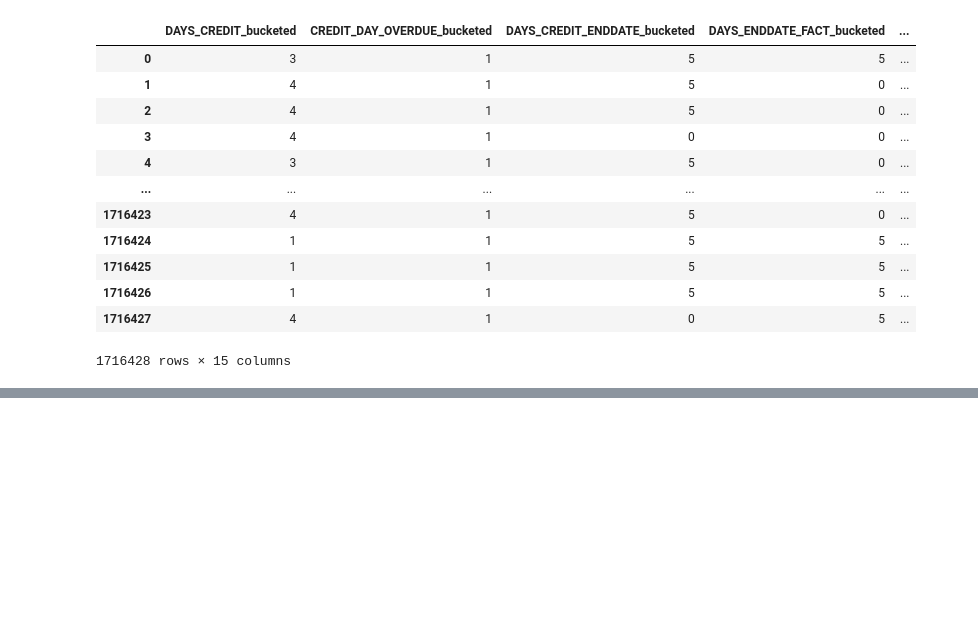
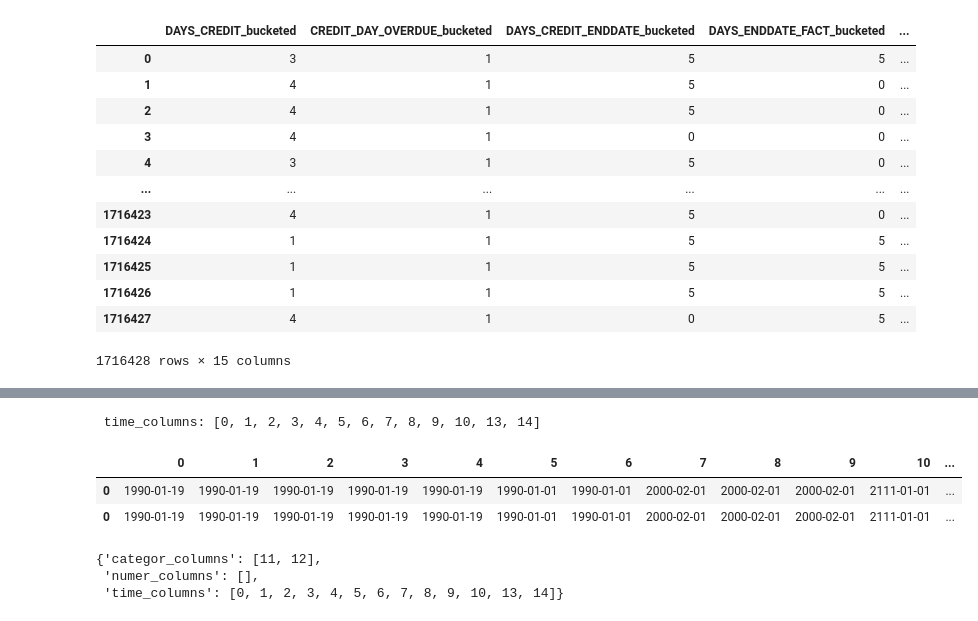
Before and after one commit to Dezzmanster/AML_Risk, a Jupyter notebook: preprocessor/example.ipynb, the cells around one changed output, grey strips where cells are left out. Cells and saved outputs as stored; diff of their text form; code cells hidden in the pictures; blank space fills up the shorter version.

```diff
--- a/preprocessor/example.ipynb
+++ b/preprocessor/example.ipynb
@@ -344,0 +378,14 @@ fimputation.impute(X)
+# %%
+X = fencoding.date_replace(X)
+X
+# %% [output]
+ time_columns: [0, 1, 2, 3, 4, 5, 6, 7, 8, 9, 10, 13, 14]
+|  | 0 | 1 | 2 | 3 | 4 | 5 | 6 | 7 | 8 | 9 | 10 | ... |
+| 0 | 1990-01-19 | 1990-01-19 | 1990-01-19 | 1990-01-19 | 1990-01-19 | 1990-01-01 | 1990-01-01 | 2000-02-01 | 2000-02-01 | 2000-02-01 | 2111-01-01 | ... |
+| 0 | 1990-01-19 | 1990-01-19 | 1990-01-19 | 1990-01-19 | 1990-01-19 | 1990-01-01 | 1990-01-01 | 2000-02-01 | 2000-02-01 | 2000-02-01 | 2111-01-01 | ... |
+# %%
+fencoding.initialize_types(X)
+# %% [output]
+{'categor_columns': [11, 12],
+ 'numer_columns': [],
+ 'time_columns': [0, 1, 2, 3, 4, 5, 6, 7, 8, 9, 10, 13, 14]}
```
Also changed, not shown: parts of 9 cells of this notebook, 2 other files.
